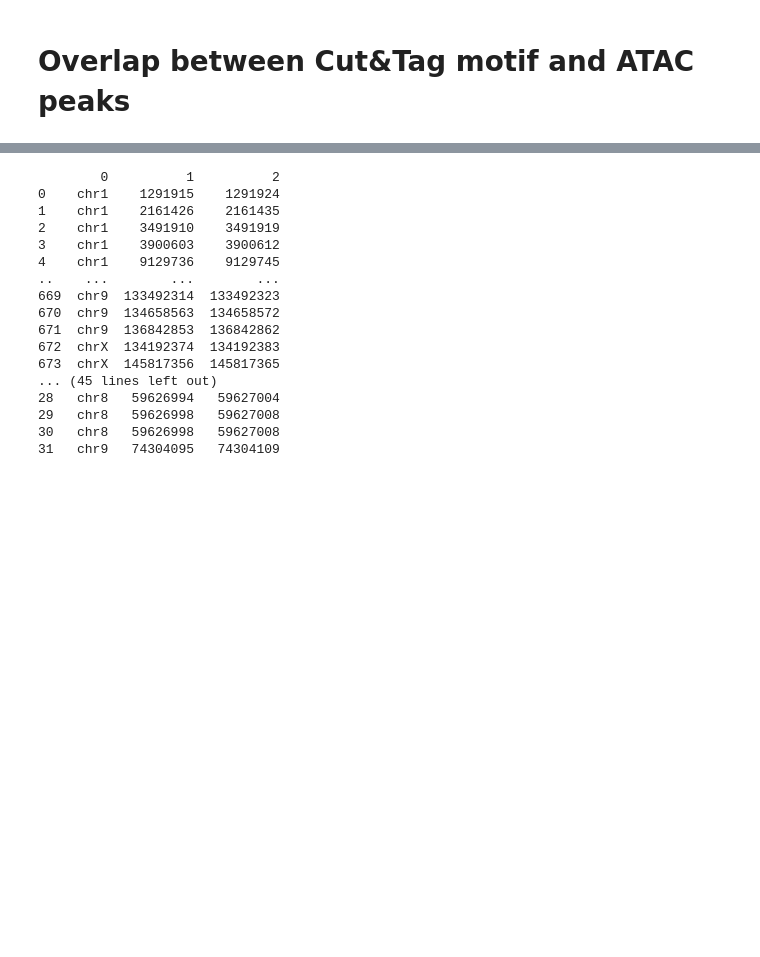
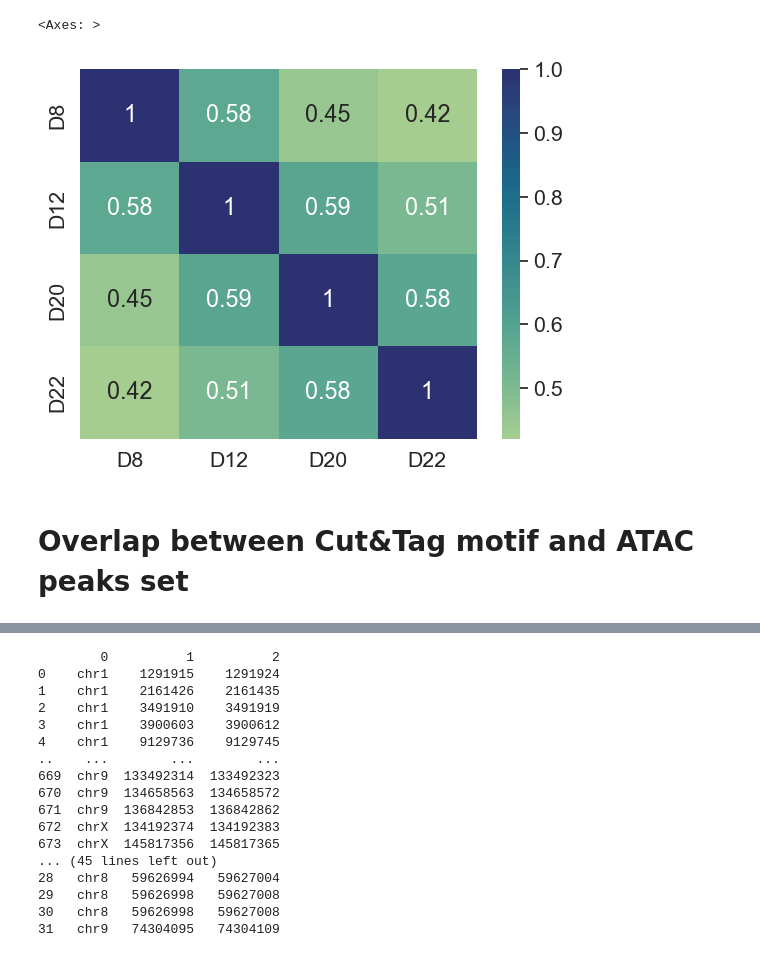
Before and after one commit to alexiaDorm/master-thesis, a Jupyter notebook: src/exploration_peaks.ipynb, the cells around one changed output, grey strips where cells are left out. Saved outputs shown, nothing was run; the diff lists cells and outputs as text; code cells hidden in the pictures; blank space fills up the shorter version.

```diff
--- a/src/exploration_peaks.ipynb
+++ b/src/exploration_peaks.ipynb
@@ -6,0 +74,28 @@ import pandas as pd
+# %%
+
+percentages_overlap = np.zeros((4,4))
+for i, t in enumerate(TIME_POINT):
+
+    peaks1 = pd.read_csv("../results/"+ t + "_common_peaks.bed" ,header=None, sep='\t', low_memory=False)
+
+    for j in range(0, len(TIME_POINT)):
+        peaks2 = pd.read_csv("../results/"+ TIME_POINT[j] + "_common_peaks.bed"  ,header=None, sep='\t', low_memory=False)
+
+        #Concat peaks in bed file
+        peaks = pd.concat([peaks1, peaks2])
+        peaks_path = "../results/tmp/peaks.bed"
+        peaks.to_csv(peaks_path, header=False, index=False, sep='\t')
+
+        sort_bed = "sortBed -i ../results/tmp/peaks.bed > ../results/tmp/peaks_sorted.bed"
+        subprocess.run(sort_bed, shell=True)
+
+        merge_bedtools = "bedtools merge -i ../results/tmp/peaks_sorted.bed -c 1 -o count > ../results/tmp/count_peaks.bed"
+        subprocess.run(merge_bedtools, shell=True)
+
+        peaks = pd.read_csv("../results/tmp/count_peaks.bed" ,header=None, sep='\t', low_memory=False)
+        perc_overlap = np.sum(peaks[3] == 2)/len(peaks)
+
+        print(t, TIME_POINT[j])
+        print(f"Percentage overlap peaks: {perc_overlap}")
+
+        percentages_overlap[i,j] = perc_overlap
@@ -7,5 +120,16 @@ import pandas as pd
+# %%
+import seaborn as sns
+
+percentages_overlap = pd.DataFrame(percentages_overlap)
+percentages_overlap.index = TIME_POINT; percentages_overlap.columns = TIME_POINT
+
+sns.set_theme(font_scale=1.4)
+sns.heatmap(percentages_overlap, annot=True, cmap="crest")
+# %% [output]
+<Axes: >
+[figure, added]
 # %% [markdown]
-# Overlap between Cut&Tag motif and ATAC peaks
+# Overlap between Cut&Tag motif and ATAC peaks set
 # %%
 #Open peak pandas dataframe and write to .bed file
 with open('../results/peaks_seq.pkl', 'rb') as file:
```
Also changed, not shown: parts of 5 cells of this notebook, 3 other files.
